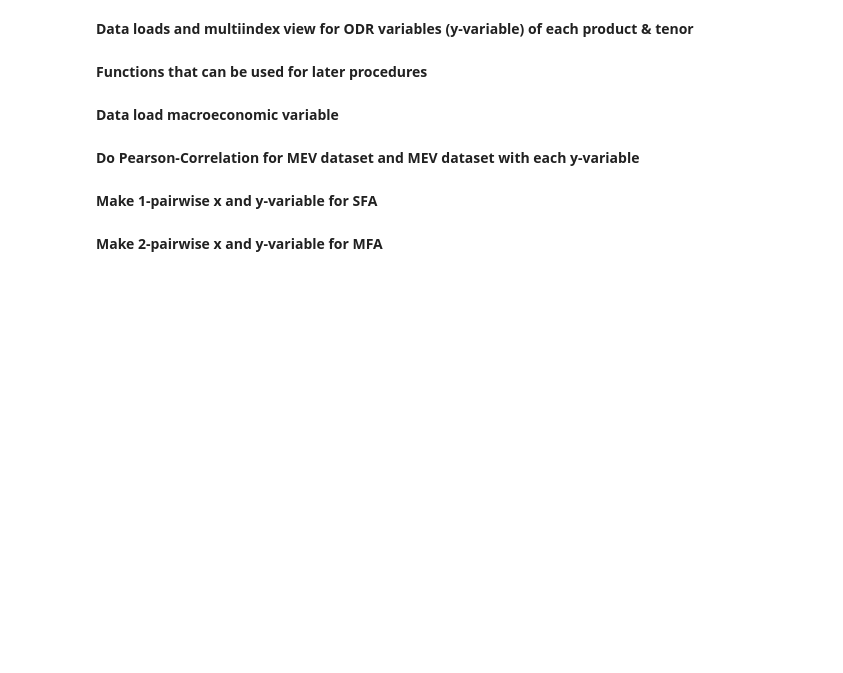
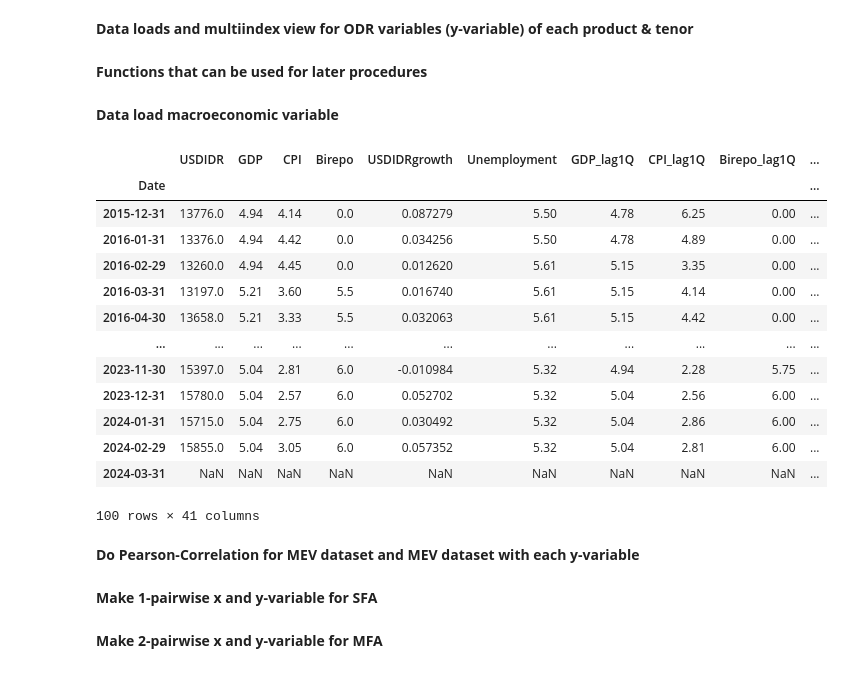
Before and after one commit to erfanhuda/python_scripts, a Jupyter notebook: sbid_regression_2.ipynb, the cells around one changed output. Cells and saved outputs as stored; diff of their text form; code cells hidden in the pictures; blank space fills up the shorter version.

```diff
--- a/sbid_regression_2.ipynb
+++ b/sbid_regression_2.ipynb
@@ -160,6 +176,24 @@ def leaded(x, n=-1) -> pd.DataFrame:
 # %%
 x_mev = pd.read_csv(Path().joinpath(model_args['BASE'], model_args['MEV_DATA']),sep=";",decimal=",", index_col=['Date'],parse_dates=["Date"]).fillna(0.0)
 x_mev.index = x_mev.index.to_period("M").to_timestamp("M")
+
+x_mev = x_mev.apply(leaded)
+x_mev
+# %% [output]
+|  | USDIDR | GDP | CPI | Birepo | USDIDRgrowth | Unemployment | GDP_lag1Q | CPI_lag1Q | Birepo_lag1Q | ... |
+| Date |  |  |  |  |  |  |  |  |  | ... |
+| 2015-12-31 | 13776.0 | 4.94 | 4.14 | 0.0 | 0.087279 | 5.50 | 4.78 | 6.25 | 0.00 | ... |
+| 2016-01-31 | 13376.0 | 4.94 | 4.42 | 0.0 | 0.034256 | 5.50 | 4.78 | 4.89 | 0.00 | ... |
+| 2016-02-29 | 13260.0 | 4.94 | 4.45 | 0.0 | 0.012620 | 5.61 | 5.15 | 3.35 | 0.00 | ... |
+| 2016-03-31 | 13197.0 | 5.21 | 3.60 | 5.5 | 0.016740 | 5.61 | 5.15 | 4.14 | 0.00 | ... |
+| 2016-04-30 | 13658.0 | 5.21 | 3.33 | 5.5 | 0.032063 | 5.61 | 5.15 | 4.42 | 0.00 | ... |
+| ... | ... | ... | ... | ... | ... | ... | ... | ... | ... | ... |
+| 2023-11-30 | 15397.0 | 5.04 | 2.81 | 6.0 | -0.010984 | 5.32 | 4.94 | 2.28 | 5.75 | ... |
+| 2023-12-31 | 15780.0 | 5.04 | 2.57 | 6.0 | 0.052702 | 5.32 | 5.04 | 2.56 | 6.00 | ... |
+| 2024-01-31 | 15715.0 | 5.04 | 2.75 | 6.0 | 0.030492 | 5.32 | 5.04 | 2.86 | 6.00 | ... |
+| 2024-02-29 | 15855.0 | 5.04 | 3.05 | 6.0 | 0.057352 | 5.32 | 5.04 | 2.81 | 6.00 | ... |
+| 2024-03-31 | NaN | NaN | NaN | NaN | NaN | NaN | NaN | NaN | NaN | ... |
+100 rows × 41 columns
 # %% [markdown]
 **Do Pearson-Correlation for MEV dataset and MEV dataset with each y-variable**
 # %%
```
Also changed, not shown: parts of 1 cell of this notebook.
